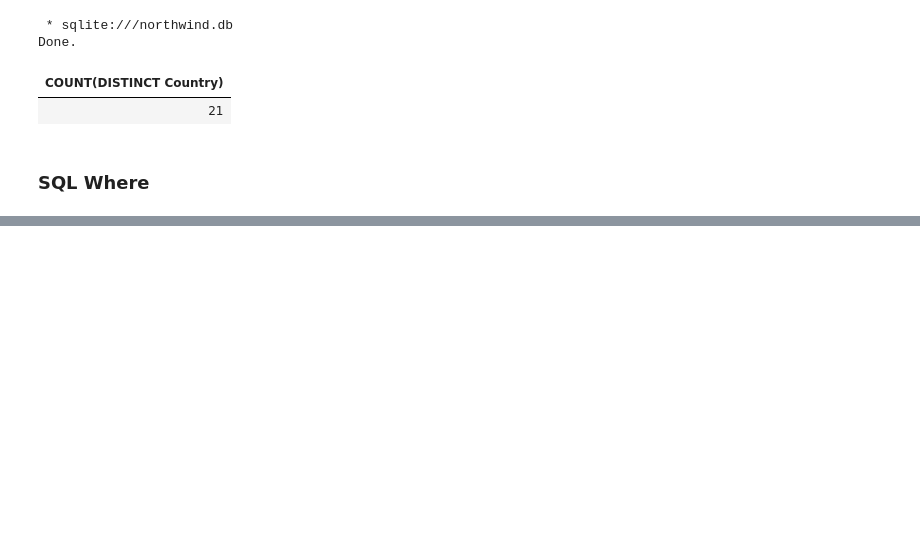
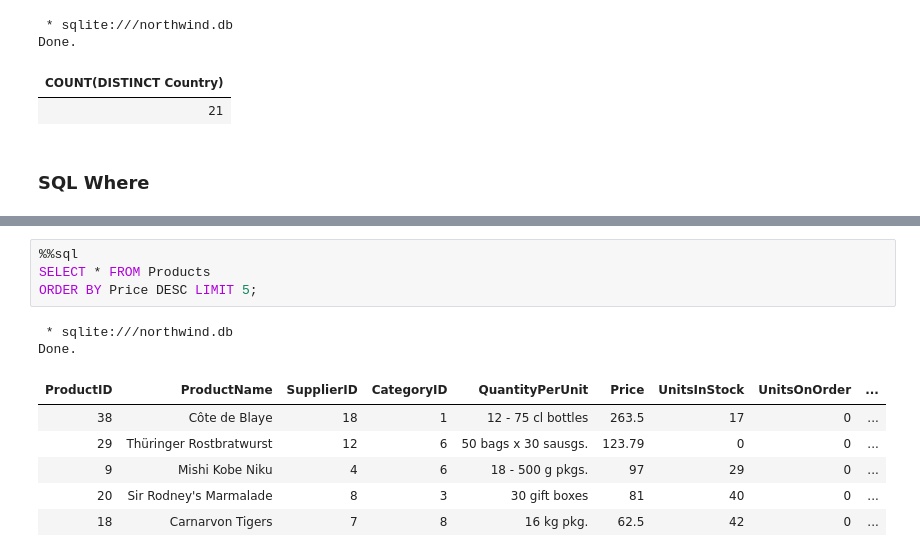
Before and after one commit to MAK8405/SQLHub, a Jupyter notebook: SQL.ipynb, the cells around one changed output, grey strips where cells are left out. Saved outputs shown, nothing was run; the diff lists cells and outputs as text; blank space fills up the shorter version.

```diff
--- a/SQL.ipynb
+++ b/SQL.ipynb
@@ -120,0 +166,13 @@ Done.
+# %%
+%%sql
+SELECT * FROM Products
+ORDER BY Price DESC LIMIT 5;
+# %% [output]
+ * sqlite:///northwind.db
+Done.
+| ProductID | ProductName | SupplierID | CategoryID | QuantityPerUnit | Price | UnitsInStock | UnitsOnOrder | ... |
+| 38 | Côte de Blaye | 18 | 1 | 12 - 75 cl bottles | 263.5 | 17 | 0 | ... |
+| 29 | Thüringer Rostbratwurst | 12 | 6 | 50 bags x 30 sausgs. | 123.79 | 0 | 0 | ... |
+| 9 | Mishi Kobe Niku | 4 | 6 | 18 - 500 g pkgs. | 97 | 29 | 0 | ... |
+| 20 | Sir Rodney's Marmalade | 8 | 3 | 30 gift boxes | 81 | 40 | 0 | ... |
+| 18 | Carnarvon Tigers | 7 | 8 | 16 kg pkg. | 62.5 | 42 | 0 | ... |
```
Also changed, not shown: parts of 6 cells of this notebook.
